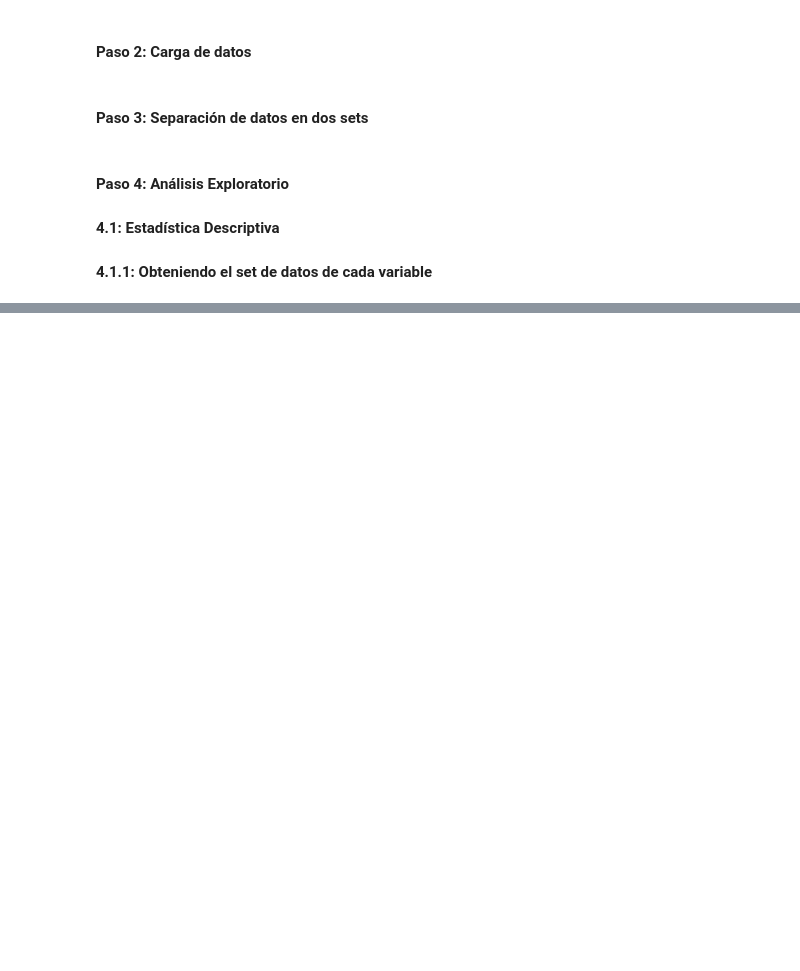
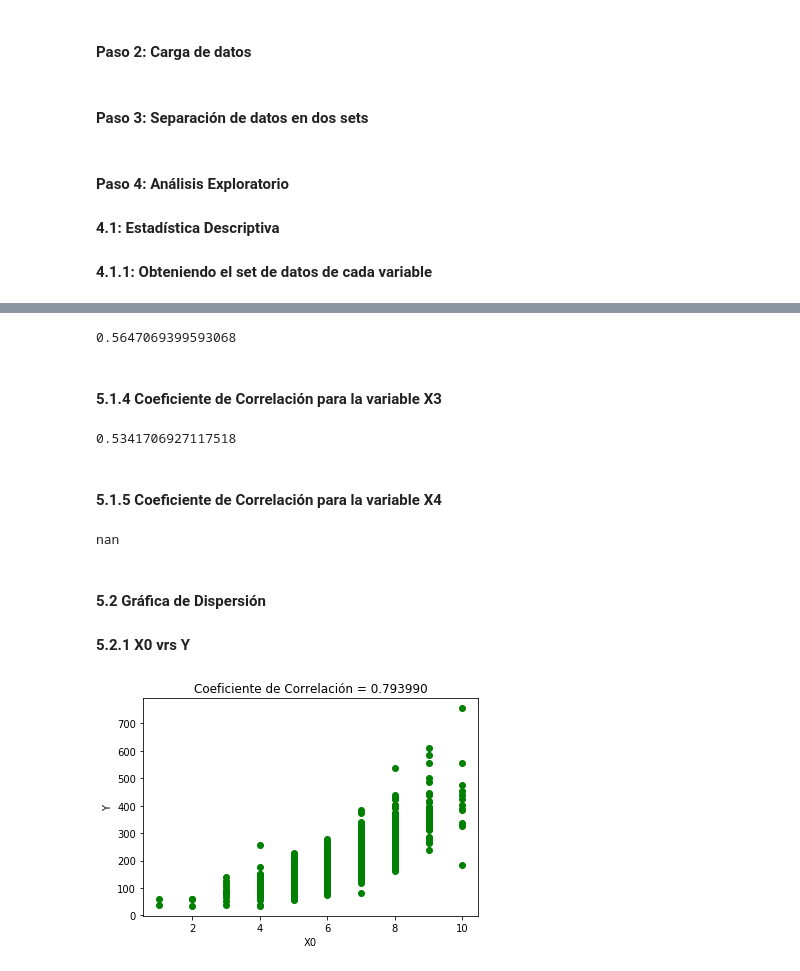
Before and after one commit to estuardozapeta/Python-Proyecto, a Jupyter notebook: Proyecto.ipynb, the cells around one changed output, grey strips where cells are left out. Drawn from its saved outputs; the diff is of its cells as text; code cells hidden in the pictures; blank space fills up the shorter version.

```diff
--- a/Proyecto.ipynb
+++ b/Proyecto.ipynb
@@ -197,0 +209,4 @@ sb.distplot(X4)
+# %%
+coef_corr_X0 = np.corrcoef(X0, Y)
+cf_corr_X0 = coef_corr_X0[0,1]
+cf_corr_X0
@@ -201,0 +225,33 @@ sb.distplot(X5)
+# %%
+coef_corr_X2 = np.corrcoef(X2, Y)
+cf_corr_X2 = coef_corr_X2[0,1]
+cf_corr_X2
+# %% [output]
+0.5647069399593068
+# %% [markdown]
+#### **5.1.4** Coeficiente de Correlación para la variable **X3**
+# %%
+coef_corr_X3 = np.corrcoef(X3, Y)
+cf_corr_X3 = coef_corr_X3[0,1]
+cf_corr_X3
+# %% [output]
+0.5341706927117518
+# %% [markdown]
+#### **5.1.5** Coeficiente de Correlación para la variable **X4**
+# %%
+coef_corr_X4 = np.corrcoef(X4, Y)
+cf_corr_X4 = coef_corr_X4[0,1]
+cf_corr_X4
+# %% [output]
+nan
+# %% [markdown]
+#### **5.2** Gráfica de Dispersión
+#### **5.2.1** X0 vrs Y
+# %%
+plt.title("Coeficiente de Correlación = %f"%cf_corr_X0)
+plt.xlabel("X0")
+plt.ylabel("Y")
+plt.scatter(X0,Y,color="green")
+plt.show()
+# %% [output]
+[figure, added]
```
Also changed, not shown: parts of 46 cells of this notebook.
